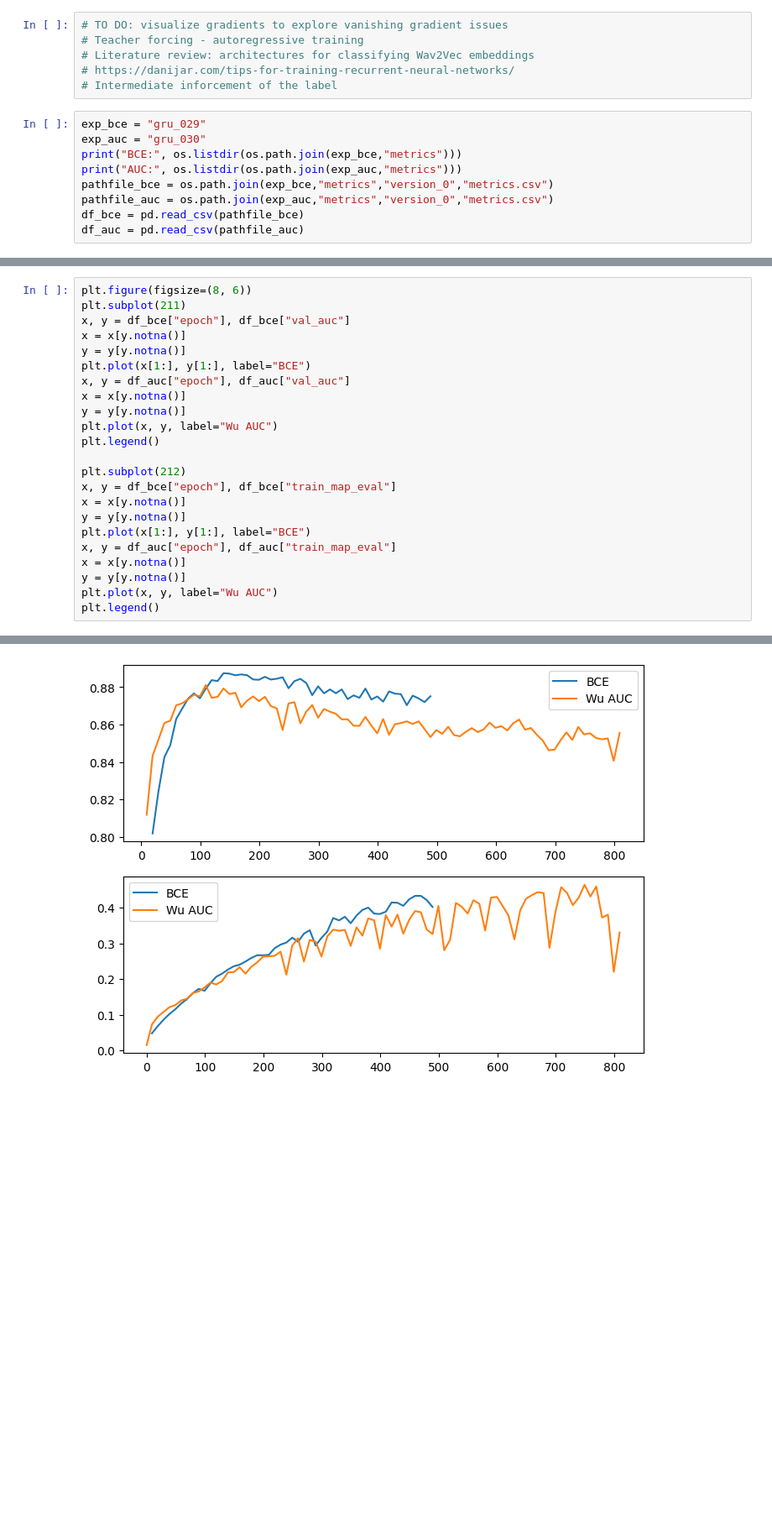
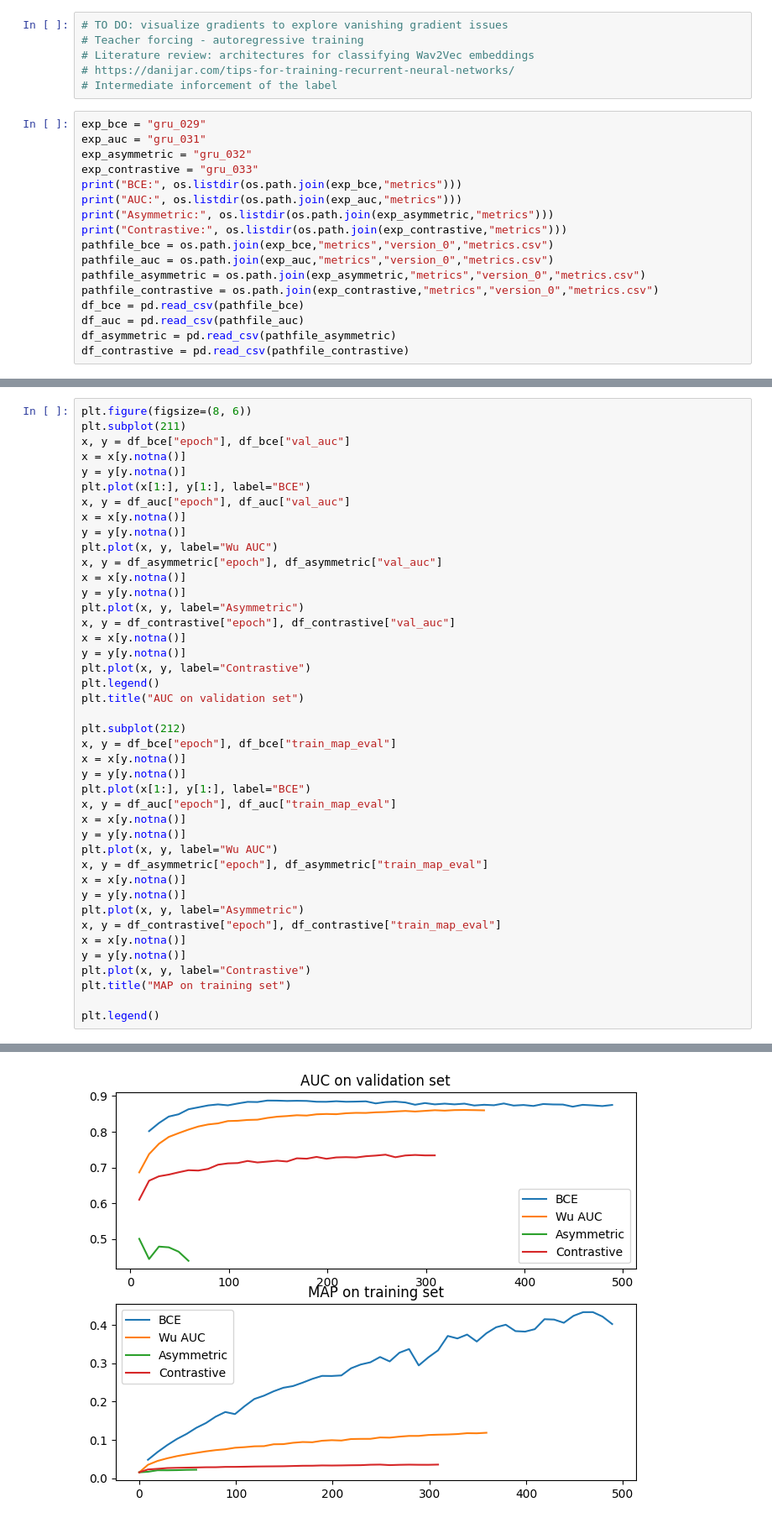
Before and after one commit to JoseFRuiz/audio-classification, a Jupyter notebook: performance.ipynb, the cells around one changed output, grey strips where cells are left out. Shown at 84% size. Saved outputs shown, nothing was run; the diff lists cells and outputs as text; blank space fills up the shorter version.

```diff
--- a/performance.ipynb
+++ b/performance.ipynb
@@ -90,13 +90,21 @@ plt.tight_layout()
 # Intermediate inforcement of the label
 # %%
 exp_bce = "gru_029"
-exp_auc = "gru_030"
+exp_auc = "gru_031"
+exp_asymmetric = "gru_032"
+exp_contrastive = "gru_033"
 print("BCE:", os.listdir(os.path.join(exp_bce,"metrics")))
 print("AUC:", os.listdir(os.path.join(exp_auc,"metrics")))
+print("Asymmetric:", os.listdir(os.path.join(exp_asymmetric,"metrics")))
+print("Contrastive:", os.listdir(os.path.join(exp_contrastive,"metrics")))
 pathfile_bce = os.path.join(exp_bce,"metrics","version_0","metrics.csv")
 pathfile_auc = os.path.join(exp_auc,"metrics","version_0","metrics.csv")
+pathfile_asymmetric = os.path.join(exp_asymmetric,"metrics","version_0","metrics.csv")
+pathfile_contrastive = os.path.join(exp_contrastive,"metrics","version_0","metrics.csv")
 df_bce = pd.read_csv(pathfile_bce)
 df_auc = pd.read_csv(pathfile_auc)
+df_asymmetric = pd.read_csv(pathfile_asymmetric)
+df_contrastive = pd.read_csv(pathfile_contrastive)
 # %% [output]
 BCE: ['version_0']
 AUC: ['version_0']
@@ -103,26 +113,45 @@ AUC: ['version_0']
 # %%
 plt.figure(figsize=(8, 6))
 plt.subplot(211)
 x, y = df_bce["epoch"], df_bce["val_auc"]
 x = x[y.notna()]
 y = y[y.notna()]
 plt.plot(x[1:], y[1:], label="BCE")
 x, y = df_auc["epoch"], df_auc["val_auc"]
 x = x[y.notna()]
 y = y[y.notna()]
 plt.plot(x, y, label="Wu AUC")
+x, y = df_asymmetric["epoch"], df_asymmetric["val_auc"]
+x = x[y.notna()]
+y = y[y.notna()]
+plt.plot(x, y, label="Asymmetric")
+x, y = df_contrastive["epoch"], df_contrastive["val_auc"]
+x = x[y.notna()]
+y = y[y.notna()]
+plt.plot(x, y, label="Contrastive")
 plt.legend()
+plt.title("AUC on validation set")
 
 plt.subplot(212)
 x, y = df_bce["epoch"], df_bce["train_map_eval"]
 x = x[y.notna()]
 y = y[y.notna()]
 plt.plot(x[1:], y[1:], label="BCE")
 x, y = df_auc["epoch"], df_auc["train_map_eval"]
 x = x[y.notna()]
 y = y[y.notna()]
 plt.plot(x, y, label="Wu AUC")
+x, y = df_asymmetric["epoch"], df_asymmetric["train_map_eval"]
+x = x[y.notna()]
+y = y[y.notna()]
+plt.plot(x, y, label="Asymmetric")
+x, y = df_contrastive["epoch"], df_contrastive["train_map_eval"]
+x = x[y.notna()]
+y = y[y.notna()]
+plt.plot(x, y, label="Contrastive")
+plt.title("MAP on training set")
+
 plt.legend()
 # %% [output]
 <matplotlib.legend.Legend at 0x...>
-[figure, old version]
+[figure, new version]
```
Also changed, not shown: parts of 1 cell of this notebook.
